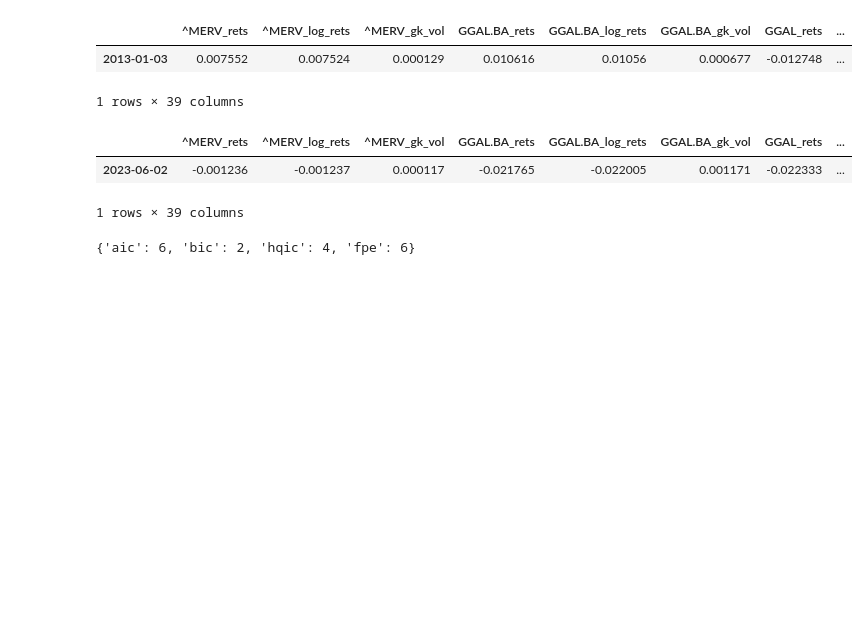
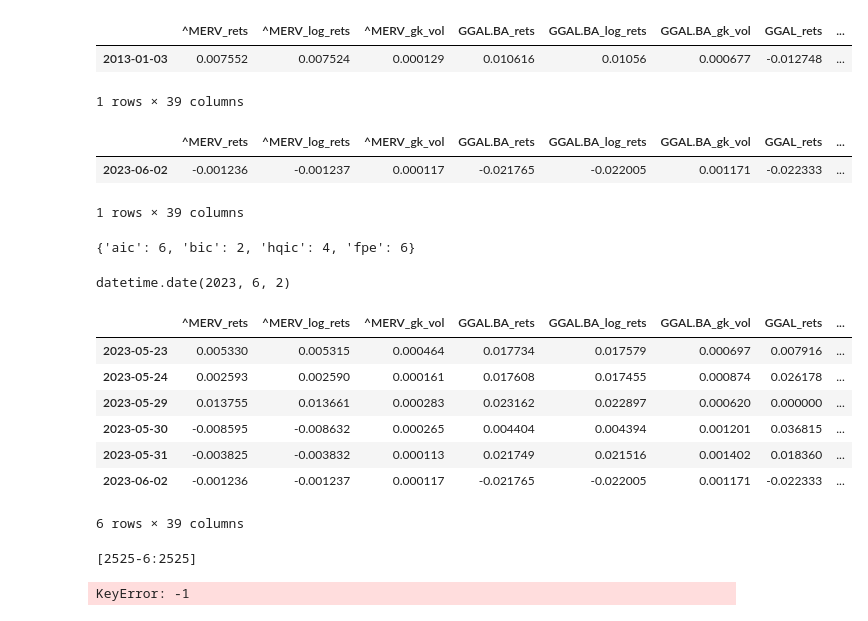
Before and after one commit to alfsn/regime-switching-hmm, a Jupyter notebook: notebooks/02_VAR_models.ipynb, the cells around one changed output. Saved outputs shown, nothing was run; the diff lists cells and outputs as text; code cells hidden in the pictures; blank space fills up the shorter version.

Commit message:
attempt to create forecasts in VAR

```diff
--- a/notebooks/02_VAR_models.ipynb
+++ b/notebooks/02_VAR_models.ipynb
@@ -118,3 +120,26 @@ def generate_VAR_samples_residuals(
+# %%
+split_date = df_test.index[0]
+df_test2 = pd.concat([df, df_test])
+
+index = df_test2.index
+
+lags = 6
+fitend = np.where(index >= split_date)[0].min()
+# %%
+split_date
+# %% [output]
+datetime.date(2023, 6, 2)
+# %%
+df_test2[(2525 - 6) : 2525]
+# %% [output]
+|  | ^MERV_rets | ^MERV_log_rets | ^MERV_gk_vol | GGAL.BA_rets | GGAL.BA_log_rets | GGAL.BA_gk_vol | GGAL_rets | ... |
+| 2023-05-23 | 0.005330 | 0.005315 | 0.000464 | 0.017734 | 0.017579 | 0.000697 | 0.007916 | ... |
+| 2023-05-24 | 0.002593 | 0.002590 | 0.000161 | 0.017608 | 0.017455 | 0.000874 | 0.026178 | ... |
+| 2023-05-29 | 0.013755 | 0.013661 | 0.000283 | 0.023162 | 0.022897 | 0.000620 | 0.000000 | ... |
+| 2023-05-30 | -0.008595 | -0.008632 | 0.000265 | 0.004404 | 0.004394 | 0.001201 | 0.036815 | ... |
+| 2023-05-31 | -0.003825 | -0.003832 | 0.000113 | 0.021749 | 0.021516 | 0.001402 | 0.018360 | ... |
+| 2023-06-02 | -0.001236 | -0.001237 | 0.000117 | -0.021765 | -0.022005 | 0.001171 | -0.022333 | ... |
+6 rows × 39 columns
 # %%
 def estimate_best_residuals(
     stock: str,
@@ -163,7 +188,7 @@ best_lags = {
     "aic": {"contains_USD=True": {}, "contains_USD=False": {}},
     "bic": {"contains_USD=True": {}, "contains_USD=False": {}},
 }
-
+best_forecasts = copy.deepcopy(best_lags)
 best_residuals = copy.deepcopy(best_lags)
 
 for criterion in ["aic", "bic"]:
@@ -171,7 +196,7 @@ for criterion in ["aic", "bic"]:
         usdstring = f"contains_USD={contains_USD}"
 
         for stock in tickerlist:
-            best_lag, residuals = estimate_best_residuals(
+            best_lag, forecasts, residuals = estimate_best_residuals(
                 stock=stock,
                 criterion=criterion,
                 insample_data=df,
@@ -180,15 +205,16 @@ for criterion in ["aic", "bic"]:
                 contains_USD=contains_USD,
             )
 
-            pct_nan = residuals.iloc[:, 0].isna().sum() / len(residuals.index) * 100
+            pct_nan = forecasts.iloc[:, 0].isna().sum() / len(forecasts.index) * 100
 
             if pct_nan > 5:
                 warnings.warn(f"{stock} % na: {pct_nan}")
 
+            forecasts.fillna(method="ffill", inplace=True)
             residuals.fillna(method="ffill", inplace=True)
 
             best_lags[criterion][usdstring][stock] = best_lag
-
+            best_forecasts[criterion][usdstring][stock] = forecasts
             best_residuals[criterion][usdstring][stock] = residuals
 
         save_as_pickle(
@@ -198,8 +224,17 @@ for criterion in ["aic", "bic"]:
             type_save="lags",
         )
         save_as_pickle(
+            data=best_forecasts[criterion][usdstring],
+            contains_USD=contains_USD,
+            criterion=criterion,
+            type_save="forecasts",
+        )
+        save_as_pickle(
             data=best_residuals[criterion][usdstring],
             contains_USD=contains_USD,
             criterion=criterion,
             type_save="residuals",
         )
+# %% [output]
+[2525-6:2525]
+KeyError: -1
```
Also changed, not shown: parts of 3 cells of this notebook.
